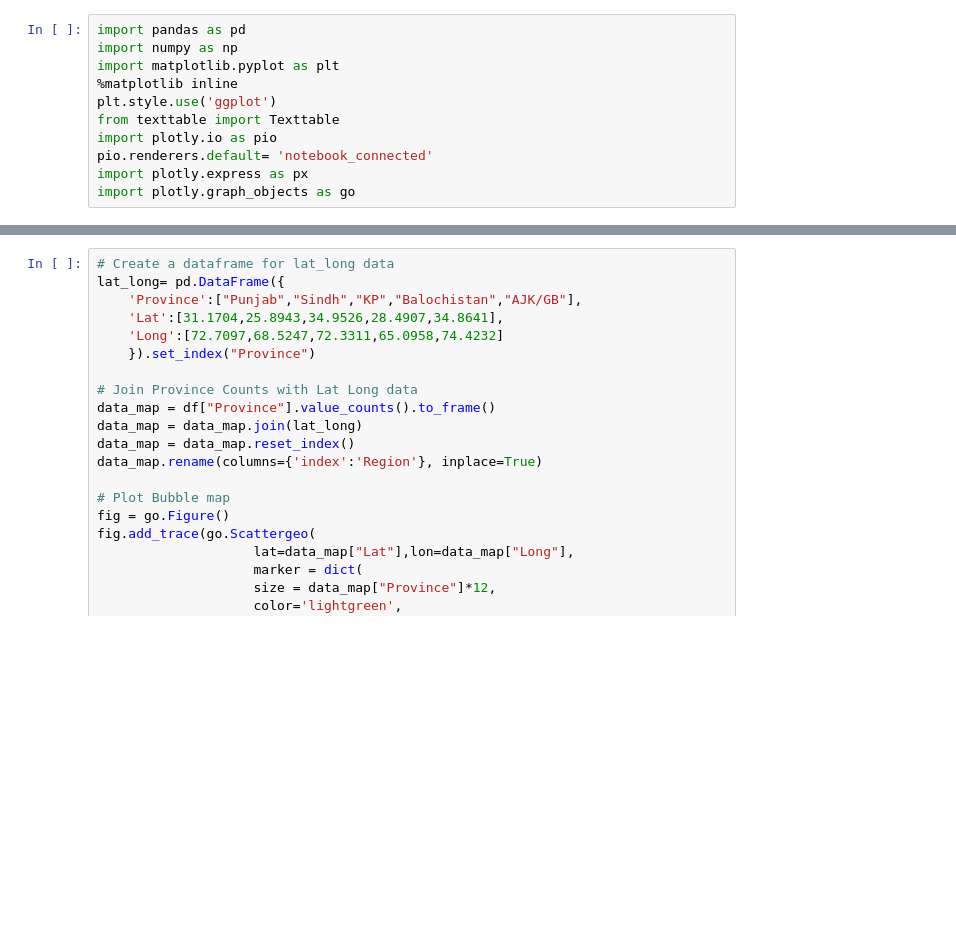
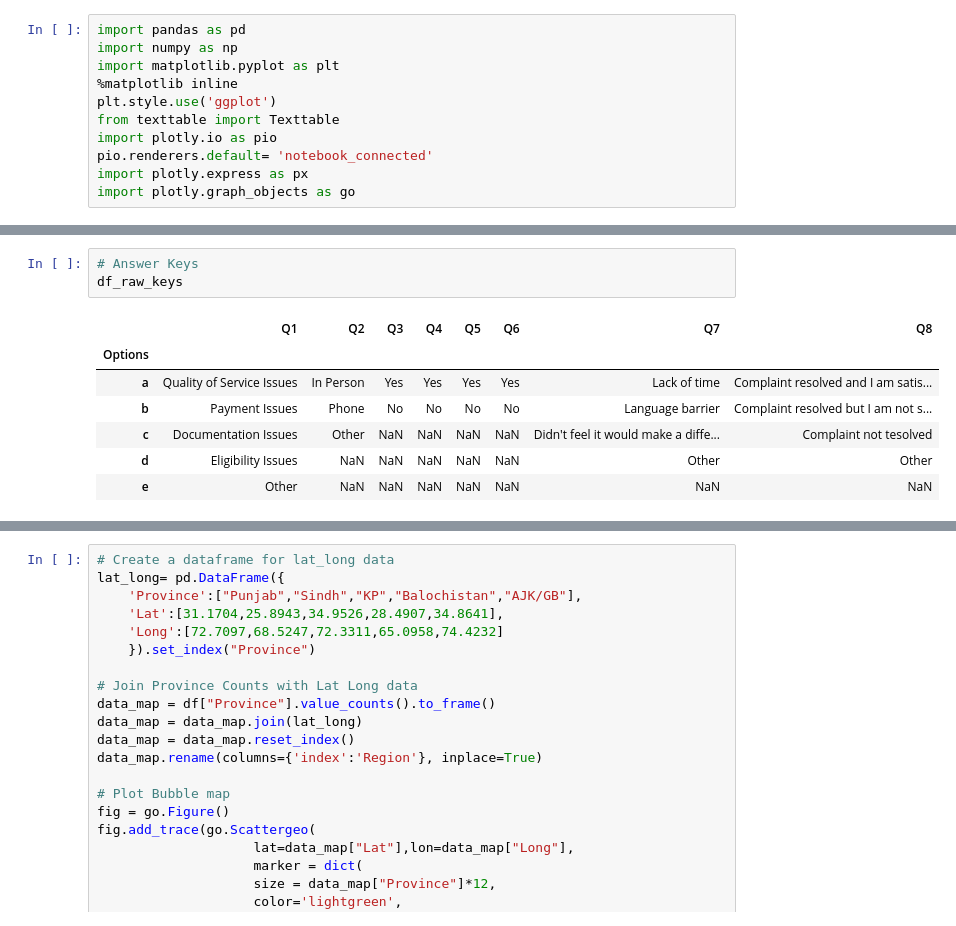
Before and after one commit to snaveerafrizvi/Grievance-Redressal, a Jupyter notebook: Grievance_redressal_sampledata.ipynb, the cells around one changed output, grey strips where cells are left out. Drawn from its saved outputs; the diff is of its cells as text; blank space fills up the shorter version.

```diff
--- a/Grievance_redressal_sampledata.ipynb
+++ b/Grievance_redressal_sampledata.ipynb
@@ -95,0 +43,11 @@ fig.set_facecolor(tuple(np.array([255, 250, 255]) / 255))
+# %%
+# Answer Keys
+df_raw_keys
+# %% [output]
+|  | Q1 | Q2 | Q3 | Q4 | Q5 | Q6 | Q7 | Q8 |
+| Options |  |  |  |  |  |  |  |  |
+| a | Quality of Service Issues | In Person | Yes | Yes | Yes | Yes | Lack of time | Complaint resolved and I am satis... |
+| b | Payment Issues | Phone | No | No | No | No | Language barrier | Complaint resolved but I am not s... |
+| c | Documentation Issues | Other | NaN | NaN | NaN | NaN | Didn't feel it would make a diffe... | Complaint not tesolved |
+| d | Eligibility Issues | NaN | NaN | NaN | NaN | NaN | Other | Other |
+| e | Other | NaN | NaN | NaN | NaN | NaN | NaN | NaN |
```
Also changed, not shown: parts of 9 cells of this notebook, 1 other file.
